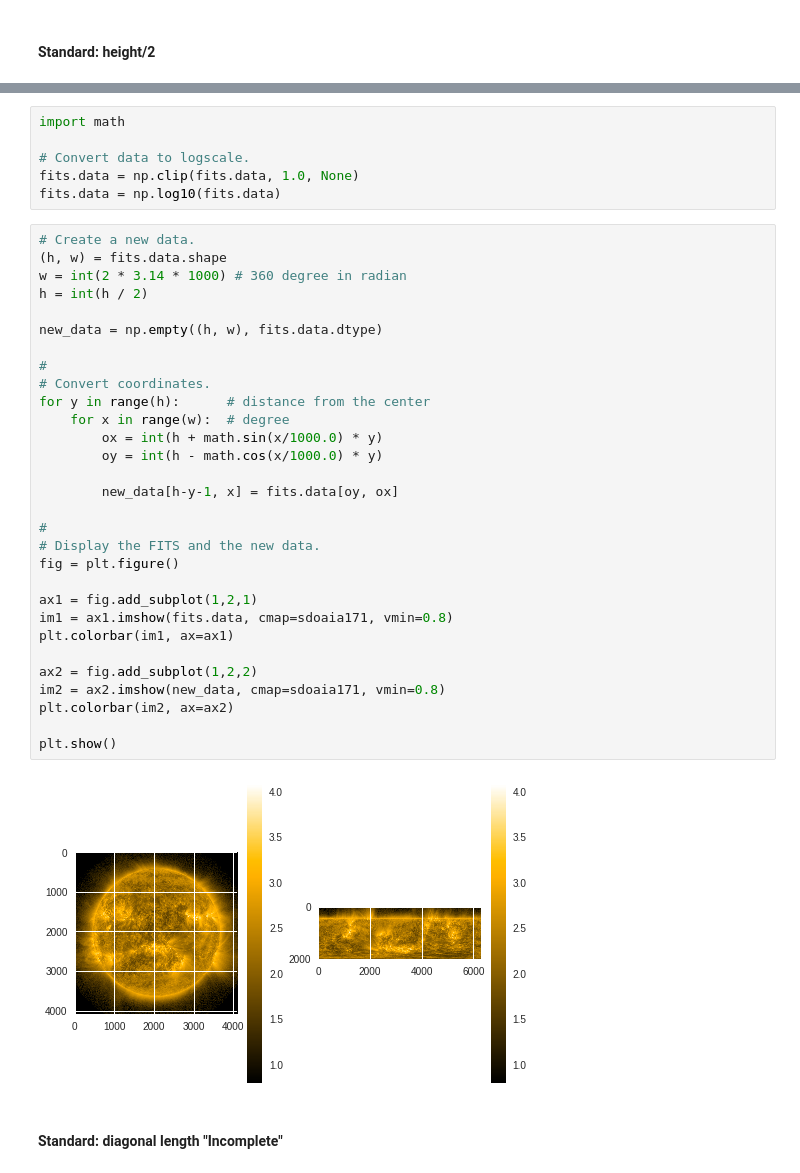
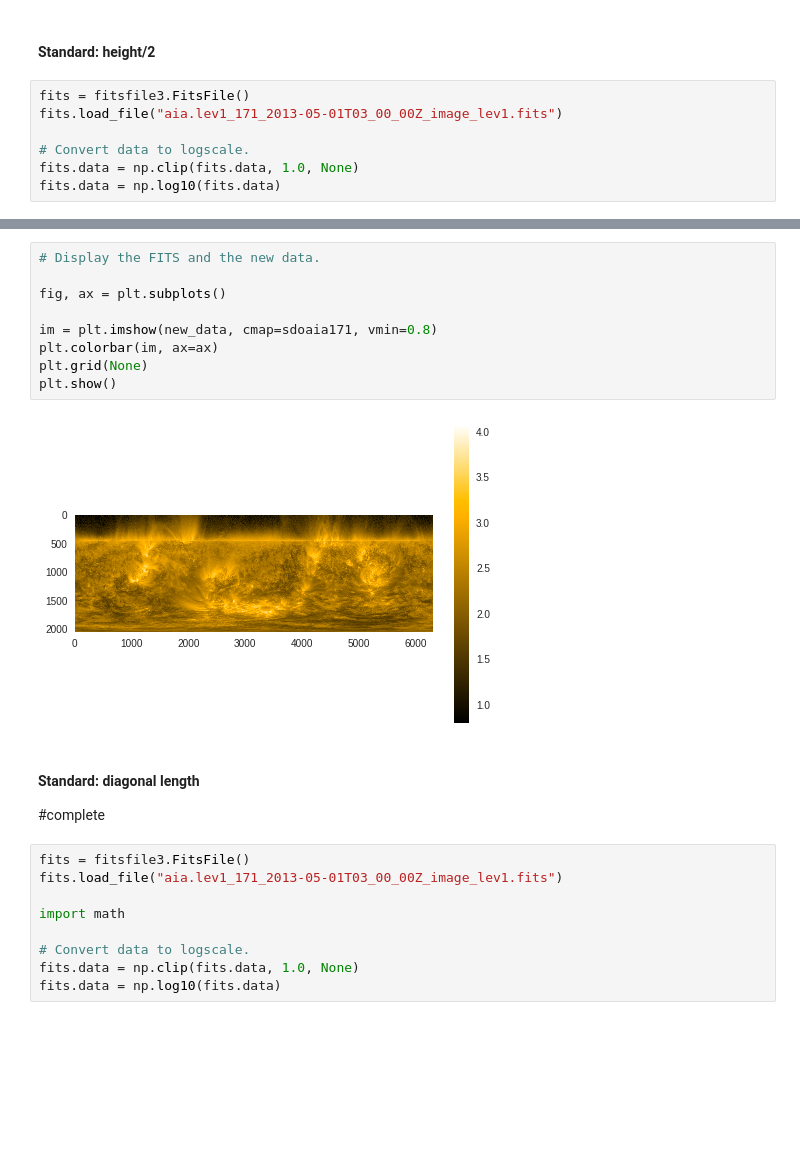
Before and after one commit to Hyenni/analysis_Astronomy_Data, a Jupyter notebook: sun.ipynb, the cells around one changed output, grey strips where cells are left out. Cells and saved outputs as stored; diff of their text form; blank space fills up the shorter version.

```diff
--- a/sun.ipynb
+++ b/sun.ipynb
@@ -321,3 +332,10 @@ plt.show()
 why? it is intuitive to see
 # %% [markdown]
 #### Standard: height/2
+# %%
+fits = fitsfile3.FitsFile()
+fits.load_file("aia.lev1_171_2013-05-01T03_00_00Z_image_lev1.fits")
+
+# Convert data to logscale.
+fits.data = np.clip(fits.data, 1.0, None)
+fits.data = np.log10(fits.data)
@@ -324,42 +371,26 @@ why? it is intuitive to see
+# %%
+# Display the FITS and the new data.
+
+fig, ax = plt.subplots()
+
+im = plt.imshow(new_data, cmap=sdoaia171, vmin=0.8)
+plt.colorbar(im, ax=ax)
+plt.grid(None)
+plt.show()
+# %% [output]
+[figure, added]
+# %% [markdown]
+#### Standard: diagonal length
+
+#complete
 # %%
+fits = fitsfile3.FitsFile()
+fits.load_file("aia.lev1_171_2013-05-01T03_00_00Z_image_lev1.fits")
+
 import math
 
 # Convert data to logscale.
 fits.data = np.clip(fits.data, 1.0, None)
 fits.data = np.log10(fits.data)
-# %%
-# Create a new data.
-(h, w) = fits.data.shape
-w = int(2 * 3.14 * 1000) # 360 degree in radian
-h = int(h / 2)
-
-new_data = np.empty((h, w), fits.data.dtype)
-
-#
-# Convert coordinates.
-for y in range(h):		# distance from the center
-	for x in range(w):	# degree
-		ox = int(h + math.sin(x/1000.0) * y)
-		oy = int(h - math.cos(x/1000.0) * y)
-
-		new_data[h-y-1, x] = fits.data[oy, ox]
-
-#
-# Display the FITS and the new data.
-fig = plt.figure()
-
-ax1 = fig.add_subplot(1,2,1)
-im1 = ax1.imshow(fits.data, cmap=sdoaia171, vmin=0.8)
-plt.colorbar(im1, ax=ax1)
-
-ax2 = fig.add_subplot(1,2,2)
-im2 = ax2.imshow(new_data, cmap=sdoaia171, vmin=0.8)
-plt.colorbar(im2, ax=ax2)
-
-plt.show()
-# %% [output]
-[figure, removed]
-# %% [markdown]
-#### Standard: diagonal length  "Incomplete"
 # %%
 (h, w) = fits.data.shape
```
Also changed, not shown: parts of 13 cells of this notebook.
